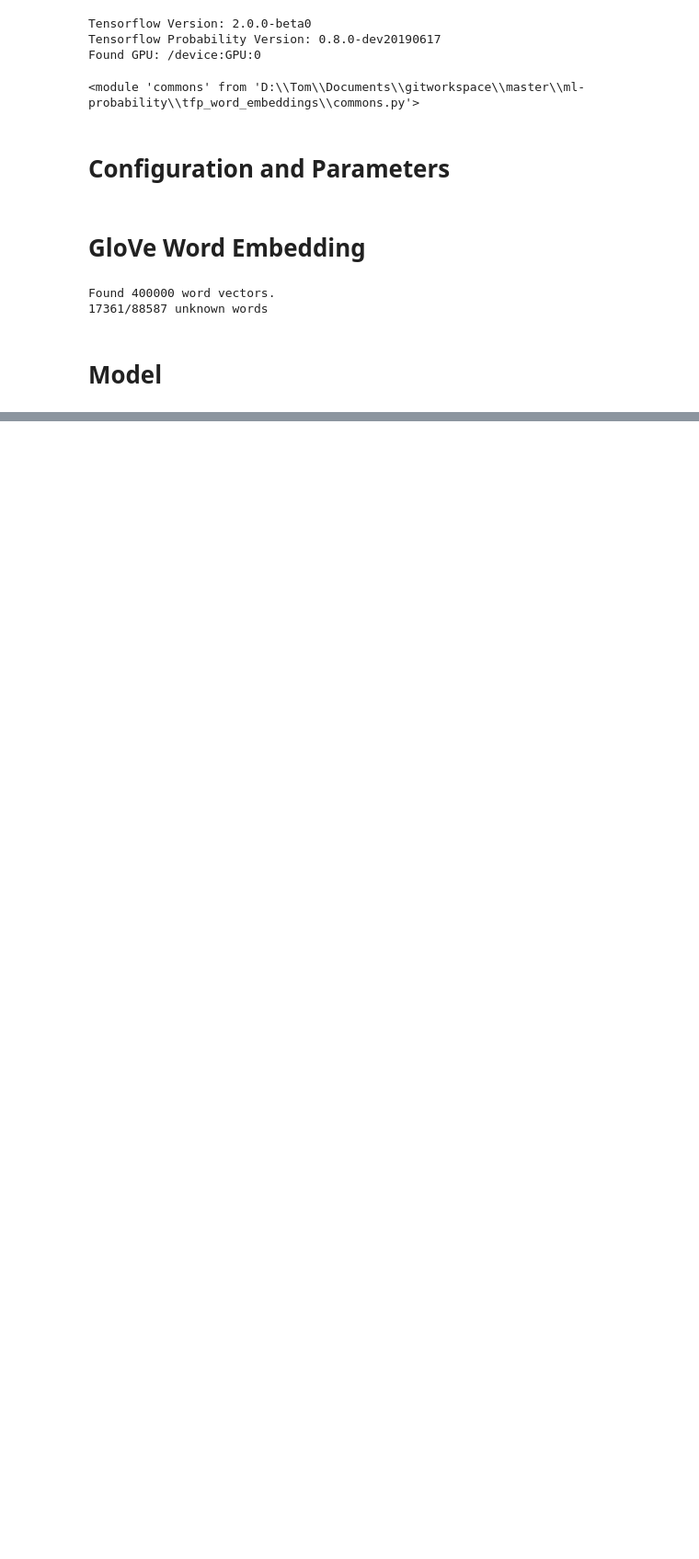
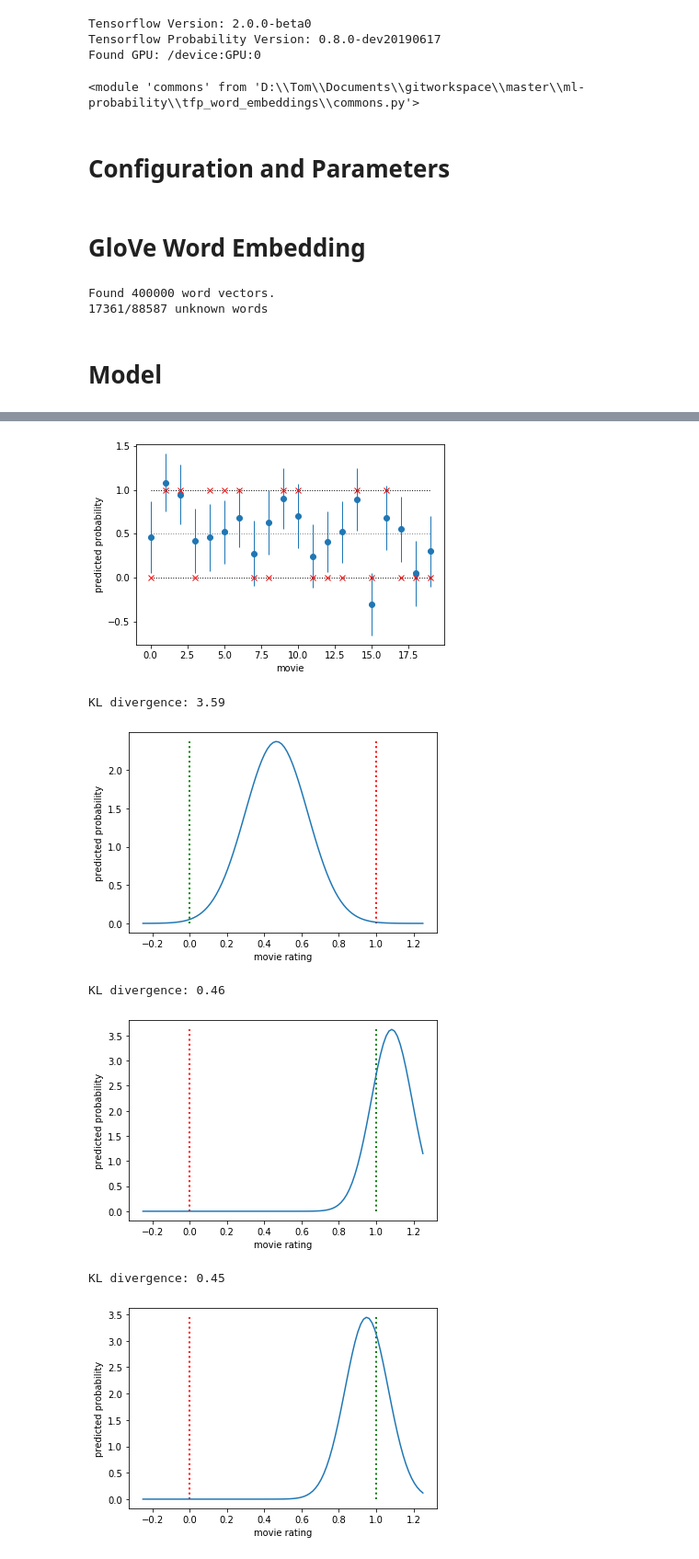
Before and after one commit to tom-schoener/ml-probability, a Jupyter notebook: tfp_word_embeddings/bnn/distribution_lambda.ipynb, the cells around one changed output, grey strips where cells are left out. Shown: that part at 92% size. Drawn from its saved outputs; the diff is of its cells as text; code cells hidden in the pictures; blank space fills up the shorter version.

```diff
--- a/tfp_word_embeddings/bnn/distribution_lambda.ipynb
+++ b/tfp_word_embeddings/bnn/distribution_lambda.ipynb
@@ -243,0 +205,57 @@ preds = model(x_test_padded[:20])
+# %%
+n_samples = 20
+posterior = model(x_test_padded[:n_samples])
+true_ys = y_test[:n_samples]
+
+def create_pdf(mu, sigma):
+    Z =  (2 * 3.1415 * sigma**2) ** 0.5
+    return lambda x: tf.exp(-0.5 * (x - mu)**2 / sigma**2) / Z
+
+def plot_independent(posterior, true_ys):
+    for (mu, sigma, true_y) in zip(posterior.mean(), posterior.variance(), true_ys):
+        dist = tfd.Normal(loc=mu, scale=tf.sqrt(sigma))
+        pdf = create_pdf(mu, sigma)
+        x = np.linspace(-0.25, 1.25, 100)
+        y = np.array([pdf(x1) for x1 in x])
+        y_max = np.max(y)
+
+        true_dist = tfd.Normal(loc=float(true_y), scale=0.2)
+        print("KL divergence: %.2f" % dist.kl_divergence(true_dist).numpy()[0])
+
+        fig, ax = plt.subplots()
+        ax.plot(x, y)
+        color0 = ['g', 'r'][true_y]
+        color1 = ['g', 'r'][1 - true_y]
+        ax.vlines(x=[0, 1], ymin=0, ymax=y_max, linewidth=2, color=[color0, color1], linestyle=":")
+        plt.xlabel("movie rating")
+        plt.ylabel("predicted probability")
+
+        plt.show()
+
+def plot_confidence(posterior, true_ys):
+    x = np.arange(0, posterior.shape[0], 1)
+    y = np.squeeze(posterior.mean())
+    yerr = np.squeeze(posterior.stddev())
+
+    fig, ax = plt.subplots()
+    plt.xlabel("movie")
+    plt.ylabel("predicted probability")
+
+    ax.hlines(y=[0, 0.5, 1], xmin=0, xmax=len(x) - 1, linewidth=1, linestyle=":", color=["black", "gray", "black"])
+    ax.errorbar(x, y, yerr=yerr, fmt="o", elinewidth=1)
+    ax.errorbar(x, true_ys, fmt="x", color="r")
+    plt.show()
+
+
+good_ratings = np.extract(true_ys == 1, posterior.mean().numpy())
+bad_ratings = np.extract(true_ys == 1, posterior.mean().numpy())
+plot_confidence(posterior, true_ys)
+plot_independent(posterior, true_ys)
+# %% [output]
+[figure, added]
+KL divergence: 3.59
+[figure, added]
+KL divergence: 0.46
+[figure, added]
+KL divergence: 0.45
+[figure, added]
```
Also changed, not shown: parts of 6 cells of this notebook, 3 other files.
